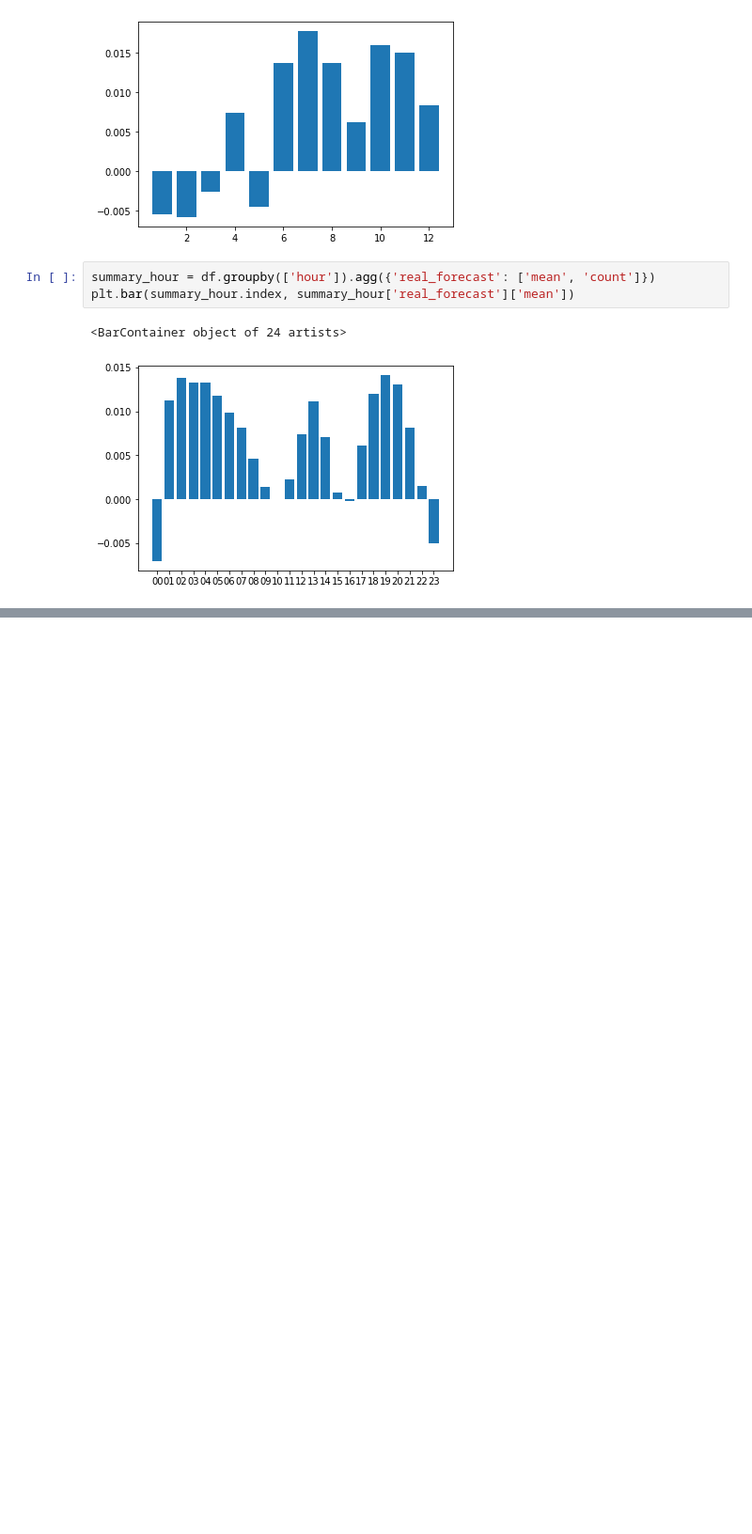
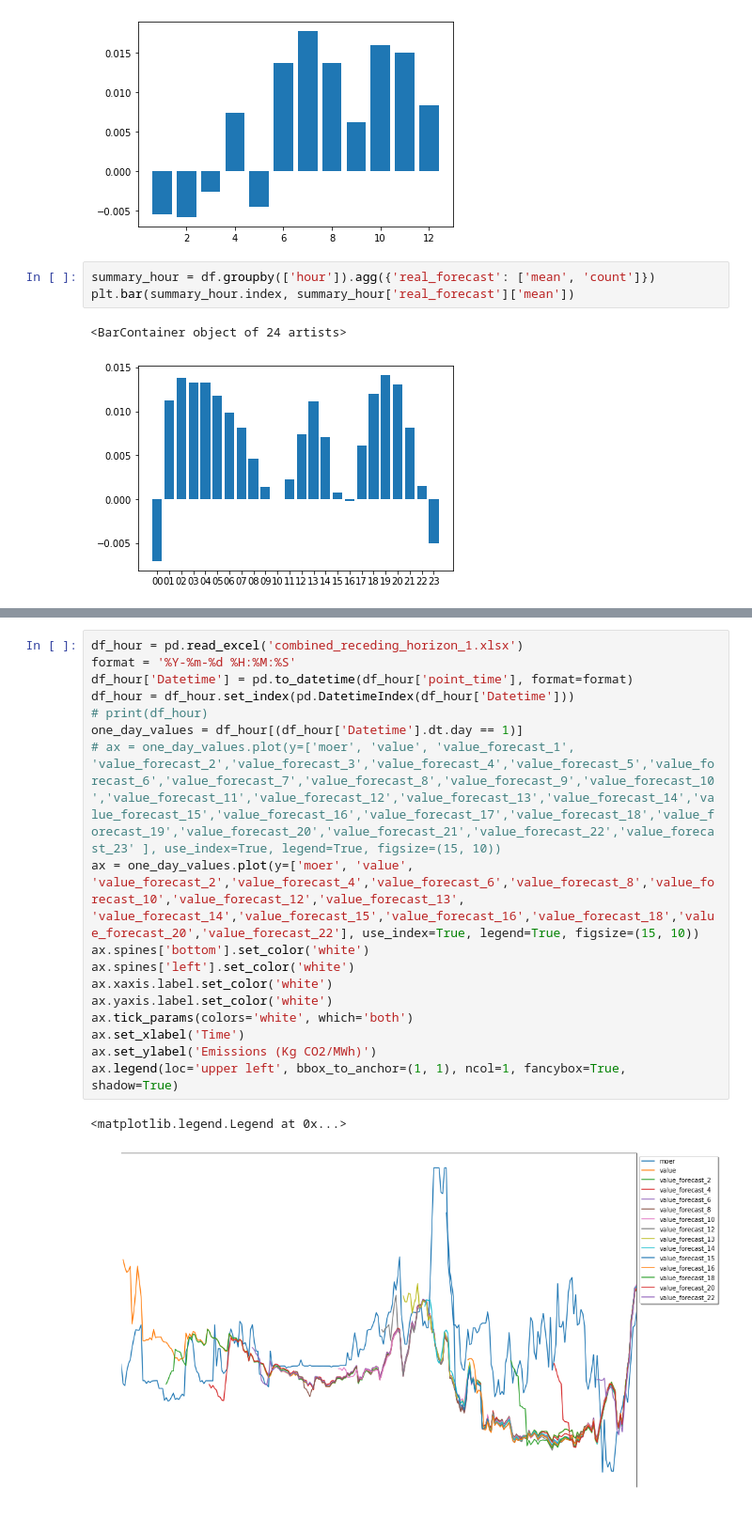
Before and after one commit to ThyanRevolter/CAISO_Emissions_Analysis, a Jupyter notebook: emissions_analysis.ipynb, the cells around one changed output, grey strips where cells are left out. Shown: that part at 94% size. Drawn from its saved outputs; the diff is of its cells as text; blank space fills up the shorter version.

```diff
--- a/emissions_analysis.ipynb
+++ b/emissions_analysis.ipynb
@@ -181,0 +201,20 @@ Datetime
+# %%
+df_hour = pd.read_excel('combined_receding_horizon_1.xlsx')
+format = '%Y-%m-%d %H:%M:%S'
+df_hour['Datetime'] = pd.to_datetime(df_hour['point_time'], format=format)
+df_hour = df_hour.set_index(pd.DatetimeIndex(df_hour['Datetime']))
+# print(df_hour)
+one_day_values = df_hour[(df_hour['Datetime'].dt.day == 1)]
+# ax = one_day_values.plot(y=['moer', 'value', 'value_forecast_1', 'value_forecast_2','value_forecast_3','value_forecast_4','value_forecast_5','value_forecast_6','value_forecast_7','value_forecast_8','value_forecast_9','value_forecast_10','value_forecast_11','value_forecast_12','value_forecast_13','value_forecast_14','value_forecast_15','value_forecast_16','value_forecast_17','value_forecast_18','value_forecast_19','value_forecast_20','value_forecast_21','value_forecast_22','value_forecast_23' ], use_index=True, legend=True, figsize=(15, 10))
+ax = one_day_values.plot(y=['moer', 'value', 'value_forecast_2','value_forecast_4','value_forecast_6','value_forecast_8','value_forecast_10','value_forecast_12','value_forecast_13', 'value_forecast_14','value_forecast_15','value_forecast_16','value_forecast_18','value_forecast_20','value_forecast_22'], use_index=True, legend=True, figsize=(15, 10))
+ax.spines['bottom'].set_color('white')
+ax.spines['left'].set_color('white')
+ax.xaxis.label.set_color('white')
+ax.yaxis.label.set_color('white')
+ax.tick_params(colors='white', which='both')
+ax.set_xlabel('Time')
+ax.set_ylabel('Emissions (Kg CO2/MWh)')
+ax.legend(loc='upper left', bbox_to_anchor=(1, 1), ncol=1, fancybox=True, shadow=True)
+# %% [output]
+<matplotlib.legend.Legend at 0x...>
+[figure, added]
```
Also changed, not shown: parts of 4 cells of this notebook, 3 other files.
